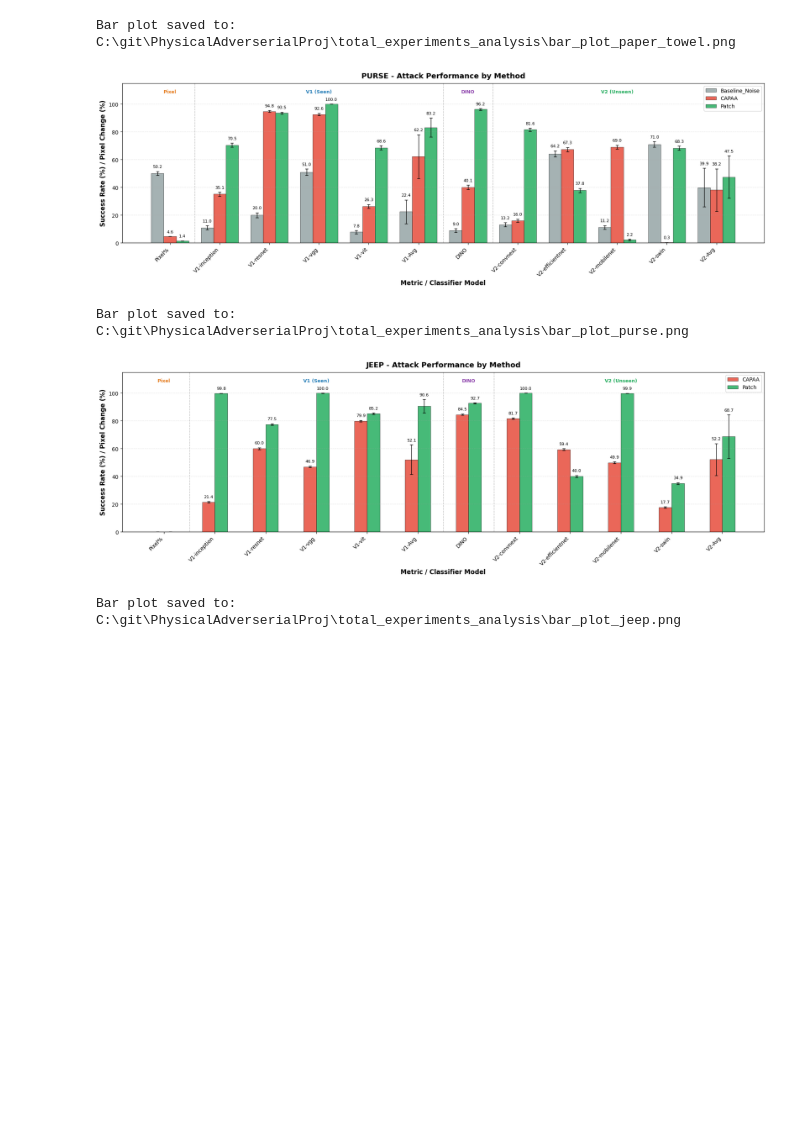
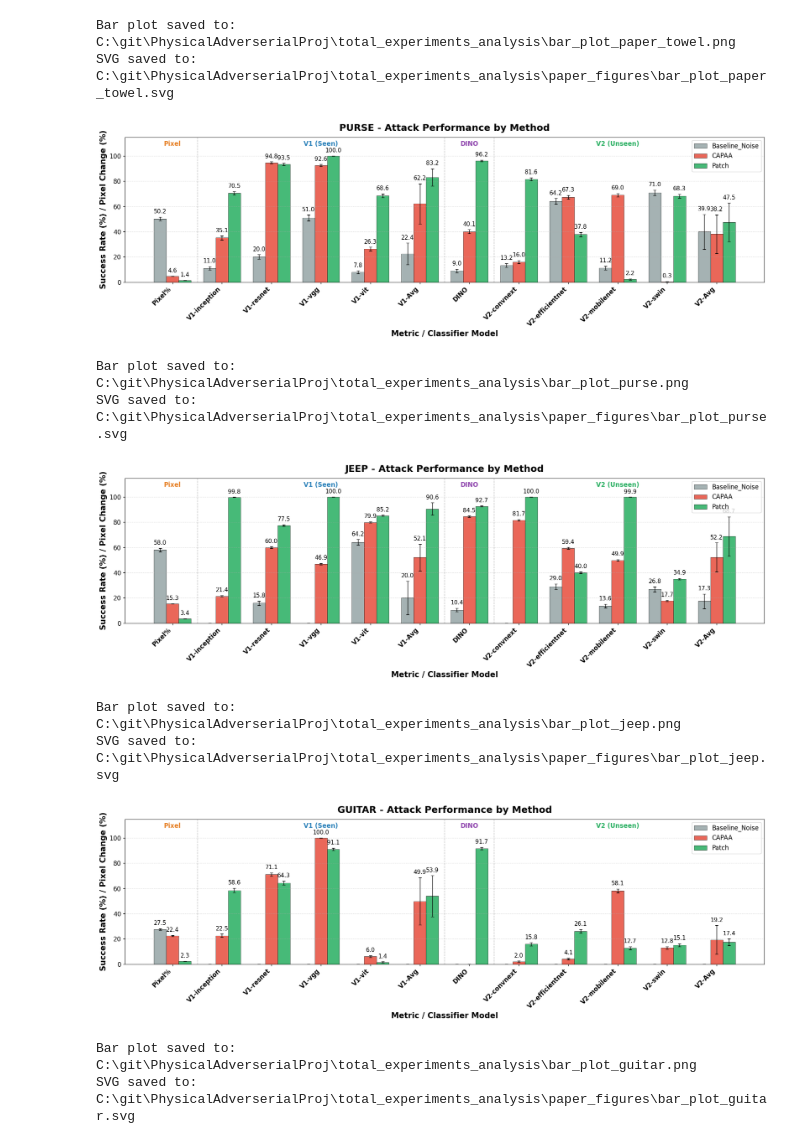
Before and after one commit to Dannynis/PhysicalAdverserialProj, a Jupyter notebook: all_experiments_analysis.ipynb, the cells around one changed output. Drawn from its saved outputs; the diff is of its cells as text; code cells hidden in the pictures; blank space fills up the shorter version.

```diff
--- a/all_experiments_analysis.ipynb
+++ b/all_experiments_analysis.ipynb
@@ -49,10 +49,19 @@ EXPERIMENTS = {
     },
     'jeep': {
         'main_folder': 'jeep_experiment_results_2025-12-28_18_09_06',
-        'baseline_noise_folder': None,
+        'baseline_noise_folder': 'experiment_results_2026-01-17_16_31_51',
+        'baseline_noise_base_path': r'C:\git\PhysicalAdverserialProj\paper_experiments',
         'forbidden_indices': [817, 705, 609, 586, 436, 627, 468, 621, 803, 407, 408, 751, 717, 866, 661, 864],
         'forbidden_classes': get_class_names([817, 705, 609, 586, 436, 627, 468, 621, 803, 407, 408, 751, 717, 866, 661, 864]),
-        'no_baseline': True
+        # Hardcoded pixel change values (no pixel_change_analysis.csv for old experiment)
+        'hardcoded_pixel': {'CAPAA': 15.3, 'Patch': 3.4}
+    },
+    'guitar': {
+        'main_folder': 'experiment_results_2026-01-16_00_03_32',
+        'base_path': r'C:\git\PhysicalAdverserialProj\paper_experiments',
+        'baseline_noise_folder': None,
+        'forbidden_indices': [420, 402, 546, 889],
+        'forbidden_classes': get_class_names([420, 402, 546, 889])
     }
 }
 
@@ -60,6 +69,6 @@ print(f"Experiments to analyze: {list(EXPERIMENTS.keys())}")
 print(f"V1 Models (Seen): {V1_MODELS}")
 print(f"V2 Models (Unseen): {V2_MODELS}")
 print(f"\nForbidden classes (from torchvision metadata):")
-for exp, cfg in EXPERIMENTS.items():
-    print(f"  {exp}: {cfg['forbidden_classes']}")
+
+for exp, cfg in EXPERIMENTS.items():    print(f"  {exp}: {cfg['forbidden_classes']}")
 # %% [output]
@@ -857,6 +903,6 @@ print(f"\nHeatmap saved to: {os.path.join(BASE_PATH, 'heatmaps_with_ci.png')}")
 Heatmap saved to: C:\git\PhysicalAdverserialProj\total_experiments_analysis\heatmaps_with_ci.png
 # %%
-# Bar plots for each scenario - showing all metrics per method
+# Bar plots for each scenario - showing all metrics per method (PAPER VERSION with larger fonts)
 method_colors = {
     'Baseline_Noise': '#95a5a6',  # Gray
     'CAPAA': '#e74c3c',           # Red
@@ -903,15 +949,16 @@ for exp_name, table in all_tables.items():
             height = bar.get_height()
             if height > 0:
                 ax.text(bar.get_x() + bar.get_width()/2, height + errors[j] + 2,
-                       f'{height:.1f}', ha='center', va='bottom', fontsize=8, rotation=0)
+                       f'{height:.1f}', ha='center', va='bottom', fontsize=11, rotation=0)
 
-    ax.set_xlabel('Metric / Classifier Model', fontweight='bold', fontsize=12)
-    ax.set_ylabel('Success Rate (%) / Pixel Change (%)', fontweight='bold', fontsize=12)
+    ax.set_xlabel('Metric / Classifier Model', fontweight='bold', fontsize=15)
+    ax.set_ylabel('Success Rate (%) / Pixel Change (%)', fontweight='bold', fontsize=15)
     ax.set_title(f"{exp_name.upper().replace('_', ' ')} - Attack Performance by Method",
-                 fontsize=14, fontweight='bold', pad=10)
+                 fontsize=18, fontweight='bold', pad=12)
     ax.set_xticks(x)
-    ax.set_xticklabels(metrics, rotation=45, ha='right', fontsize=10)
-    ax.legend(loc='upper right', fontsize=10)
+    ax.set_xticklabels(metrics, rotation=45, ha='right', fontsize=12, fontweight='bold')
+    ax.tick_params(axis='y', labelsize=12)
+    ax.legend(loc='upper right', fontsize=12)
     ax.set_ylim(0, 115)
     ax.grid(axis='y', alpha=0.3, linestyle='--')
 
@@ -920,15 +967,18 @@ for exp_name, table in all_tables.items():
     ax.axvline(x=5.5, color='gray', linewidth=1, linestyle='--', alpha=0.5)  # After V1-Avg
     ax.axvline(x=6.5, color='gray', linewidth=1, linestyle='--', alpha=0.5)  # After DINO
 
-    # Add group labels
-    ax.text(0, 108, 'Pixel', ha='center', fontsize=9, fontweight='bold', color='#e67e22')
-    ax.text(3, 108, 'V1 (Seen)', ha='center', fontsize=9, fontweight='bold', color='#2980b9')
-    ax.text(6, 108, 'DINO', ha='center', fontsize=9, fontweight='bold', color='#8e44ad')
-    ax.text(9, 108, 'V2 (Unseen)', ha='center', fontsize=9, fontweight='bold', color='#27ae60')
+    # Add group labels (INCREASED FONT SIZE)
+    ax.text(0, 108, 'Pixel', ha='center', fontsize=12, fontweight='bold', color='#e67e22')
+    ax.text(3, 108, 'V1 (Seen)', ha='center', fontsize=12, fontweight='bold', color='#2980b9')
+    ax.text(6, 108, 'DINO', ha='center', fontsize=12, fontweight='bold', color='#8e44ad')
+    ax.text(9, 108, 'V2 (Unseen)', ha='center', fontsize=12, fontweight='bold', color='#27ae60')
 
     plt.tight_layout()
+    # Save as both PNG and SVG
     plt.savefig(os.path.join(BASE_PATH, f'bar_plot_{exp_name}.png'), dpi=150, bbox_inches='tight')
+    plt.savefig(os.path.join(PAPER_FIGURES_PATH, f'bar_plot_{exp_name}.svg'), format='svg', bbox_inches='tight')
     plt.show()
 
-    print(f"Bar plot saved to: {os.path.join(BASE_PATH, f'bar_plot_{exp_name}.png')}\n")
+    print(f"Bar plot saved to: {os.path.join(BASE_PATH, f'bar_plot_{exp_name}.png')}")
+    print(f"SVG saved to: {os.path.join(PAPER_FIGURES_PATH, f'bar_plot_{exp_name}.svg')}\n")
 # %% [output]
@@ -938,8 +989,14 @@ Bar plot saved to: C:\git\PhysicalAdverserialProj\total_experiments_analysis\bar
 Bar plot saved to: C:\git\PhysicalAdverserialProj\total_experiments_analysis\bar_plot_paper_towel.png
+SVG saved to: C:\git\PhysicalAdverserialProj\total_experiments_analysis\paper_figures\bar_plot_paper_towel.svg
-[figure, old version]
+[figure, new version]
 Bar plot saved to: C:\git\PhysicalAdverserialProj\total_experiments_analysis\bar_plot_purse.png
+SVG saved to: C:\git\PhysicalAdverserialProj\total_experiments_analysis\paper_figures\bar_plot_purse.svg
-[figure, old version]
+[figure, new version]
 Bar plot saved to: C:\git\PhysicalAdverserialProj\total_experiments_analysis\bar_plot_jeep.png
+SVG saved to: C:\git\PhysicalAdverserialProj\total_experiments_analysis\paper_figures\bar_plot_jeep.svg
+[figure, added]
+Bar plot saved to: C:\git\PhysicalAdverserialProj\total_experiments_analysis\bar_plot_guitar.png
+SVG saved to: C:\git\PhysicalAdverserialProj\total_experiments_analysis\paper_figures\bar_plot_guitar.svg
 # %%
 # Summary comparison across all experiments
 print("="*100)
```
Also changed, not shown: parts of 12 cells of this notebook, 14 other files.
